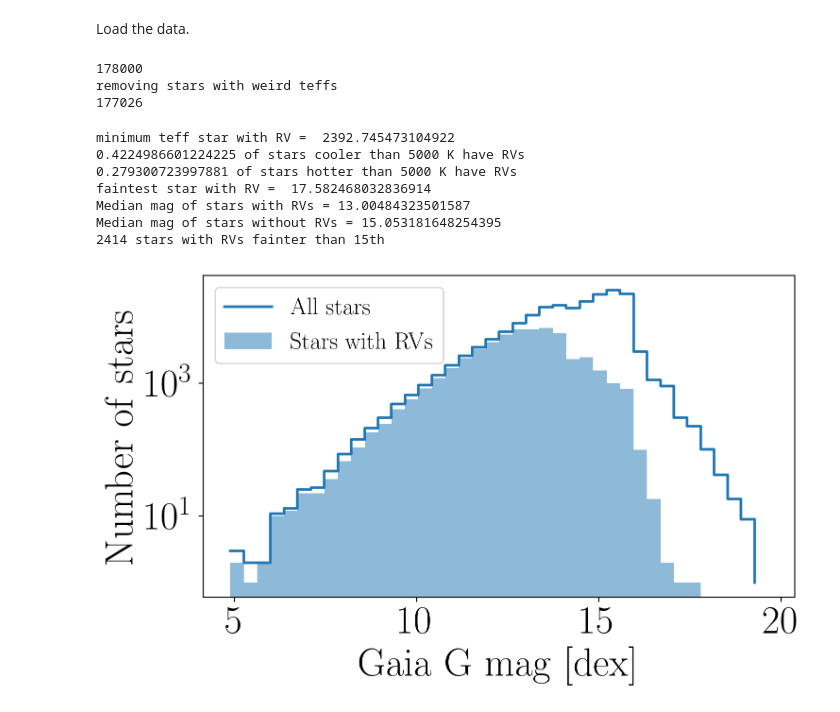
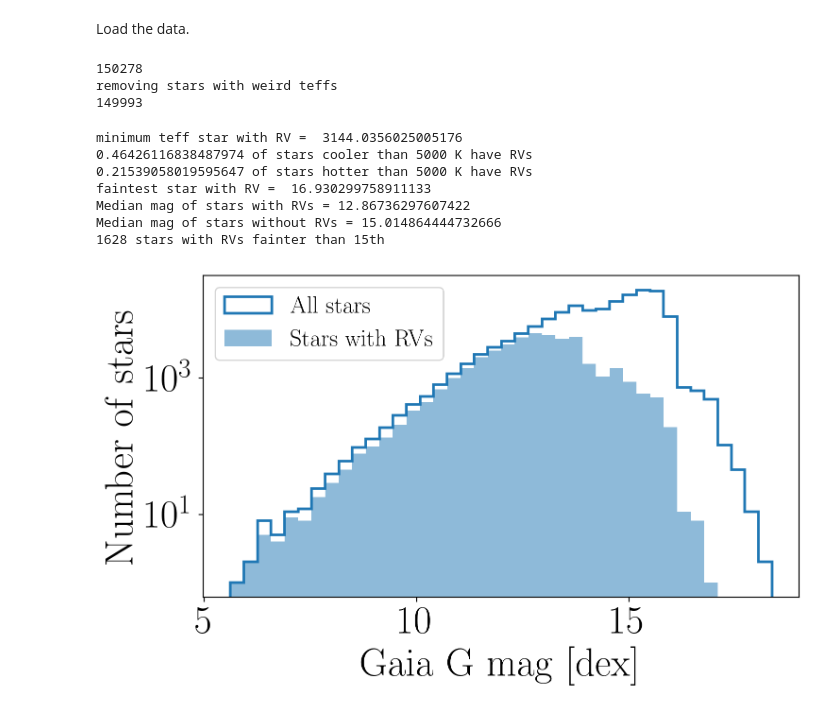
Before and after one commit to RuthAngus/kepler_kinematics, a Jupyter notebook: notebooks/Plot_rv_histogram.ipynb, the cells around one changed output. Cells and saved outputs as stored; diff of their text form; code cells hidden in the pictures.

Commit message:
updating rv_histogram

```diff
--- a/notebooks/Plot_rv_histogram.ipynb
+++ b/notebooks/Plot_rv_histogram.ipynb
@@ -20,50 +20,52 @@ plt.rcParams.update(plotpar)
 # %% [markdown]
 Load the data.
 # %%
-df0 = pd.read_csv("../kepler_kinematics/gaia_kepler_lamost.csv")
+# df0 = pd.read_csv("../kepler_kinematics/gaia_kepler_lamost.csv")
+df0 = pd.read_csv("../kepler_kinematics/data.csv")
 print(len(df0))
 f = np.isfinite(df0.color_teffs.values) & (df0.color_teffs.values > 2000) & (df0.color_teffs.values < 10000)
 df = df0.iloc[f]
 print("removing stars with weird teffs")
 print(len(df))
 # %% [output]
-178000
+150278
 removing stars with weird teffs
-177026
+149993
 # %%
 m = np.isfinite(df.rv.values)
 # %%
 fig = plt.figure(figsize=(8, 5), dpi=200)
 
 ax1 = fig.add_subplot(111)
 n, bins = np.histogram(df.phot_g_mean_mag, 40)
-ax1.step(bins[:-1], n, color="C0", lw="2", where="post", label="$\mathrm{All~stars}$");
+# ax1.step(bins[:-1], n, color="C0", lw="2", where="post", label="$\mathrm{All~stars}$");
+_, bins = ax1.hist(df.phot_g_mean_mag, 40, color="C0", histtype="step", lw="2", label="$\mathrm{All~stars}$");
 ax1.hist(df.phot_g_mean_mag.values[m], bins=bins, color="C0", alpha=.5,
          label="$\mathrm{Stars~with~RVs}$", rasterized=True);
 n, bins = np.histogram(df.phot_g_mean_mag.values, bins=bins)
 ax1.set_xlabel("$\mathrm{Gaia~G~mag~[dex]}$");
 ax1.set_ylabel("$\mathrm{Number~of~stars}$")
 ax1.set_yscale("log")
 ax1.legend(loc="upper left", fontsize=18);
 
 plt.tight_layout()
 plt.savefig("../plots/rv_histogram")
 plt.savefig("../paper/rv_histogram.pdf")
 
 print("minimum teff star with RV = ", min(df.color_teffs.values[m]))
 print(sum(df.color_teffs.values[m] < 5000)/sum(df.color_teffs.values < 5000), "of stars cooler than 5000 K have RVs")
 print(sum(df.color_teffs.values[m] > 5000)/sum(df.color_teffs.values > 5000), "of stars hotter than 5000 K have RVs")
 
 print("faintest star with RV = ", max(df.phot_g_mean_mag.values[m]))
 print(f"Median mag of stars with RVs = {np.median(df.phot_g_mean_mag.values[m])}")
 print(f"Median mag of stars without RVs = {np.median(df.phot_g_mean_mag.values[~m])}")
 print(sum(df.phot_g_mean_mag.values[m] > np.median(df.phot_g_mean_mag.values[~m])), "stars with RVs fainter than 15th")
 # %% [output]
-minimum teff star with RV =  2392.745473104922
-0.4224986601224225 of stars cooler than 5000 K have RVs
-0.279300723997881 of stars hotter than 5000 K have RVs
-faintest star with RV =  17.582468032836914
-Median mag of stars with RVs = 13.00484323501587
-Median mag of stars without RVs = 15.053181648254395
-2414 stars with RVs fainter than 15th
+minimum teff star with RV =  3144.0356025005176
+0.46426116838487974 of stars cooler than 5000 K have RVs
+0.21539058019595647 of stars hotter than 5000 K have RVs
+faintest star with RV =  16.930299758911133
+Median mag of stars with RVs = 12.86736297607422
+Median mag of stars without RVs = 15.014864444732666
+1628 stars with RVs fainter than 15th
-[figure, old version]
+[figure, new version]
```
Also changed, not shown: 2 other files.
